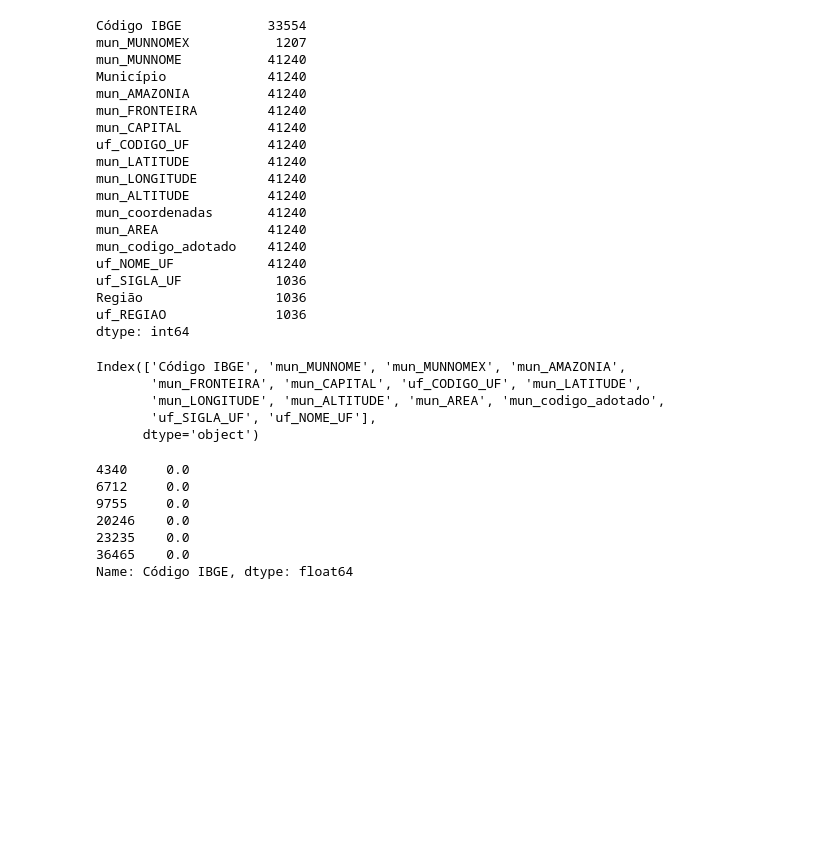
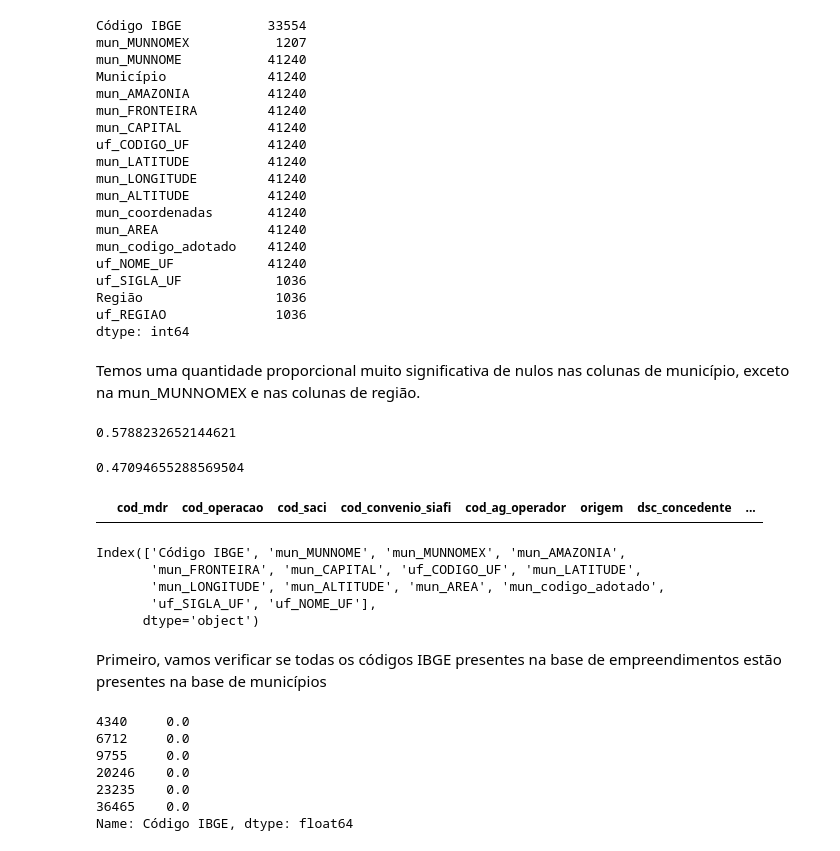
Before and after one commit to anayflima/simu-datathon-2024, a Jupyter notebook: tratamento_de_dados/tratamento_nulos.ipynb, the cells around one changed output. Drawn from its saved outputs; the diff is of its cells as text; code cells hidden in the pictures; blank space fills up the shorter version.

```diff
--- a/tratamento_de_dados/tratamento_nulos.ipynb
+++ b/tratamento_de_dados/tratamento_nulos.ipynb
@@ -41,11 +48,19 @@ uf_SIGLA_UF            1036
 Região                 1036
 uf_REGIAO              1036
 dtype: int64
-# %%
-from unidecode import unidecode
-
-# Tratar a coluna 'mun_MUNNOMEX', antes de começar a usar ela para o merge
-
-df_empreend['mun_MUNNOMEX'] = df_empreend['mun_MUNNOMEX'].apply(lambda x: unidecode(x).upper().replace("'", "").replace("-", " ").strip() if pd.notnull(x) else x)
-
-df_municipios['mun_MUNNOMEX'] = df_municipios['mun_MUNNOMEX'].apply(lambda x: unidecode(x).upper().replace("'", "").replace("-", " ").strip() if pd.notnull(x) else x)
+# %% [markdown]
+Temos uma quantidade proporcional muito significativa de nulos nas colunas de município, exceto na mun_MUNNOMEX e nas colunas de região.
+# %%
+df_empreend['mun_MUNNOME'].isna().sum()/len(df_empreend)
+# %% [output]
+0.5788232652144621
+# %%
+df_empreend['Código IBGE'].isna().sum()/len(df_empreend)
+# %% [output]
+0.47094655288569504
+# %%
+#  Verificamos que não há linhas que contém o Código IBGE mas não contém a sigla da Unidade Federativa
+nao_nulos_X = df_empreend[df_empreend['Código IBGE'].notnull()]
+nao_nulos_X[df_empreend['uf_SIGLA_UF'].isnull()]
+# %% [output]
+|  | cod_mdr | cod_operacao | cod_saci | cod_convenio_siafi | cod_ag_operador | origem | dsc_concedente | ... |
@@ -57,4 +95,6 @@ Index(['Código IBGE', 'mun_MUNNOME', 'mun_MUNNOMEX', 'mun_AMAZONIA',
        'mun_LONGITUDE', 'mun_ALTITUDE', 'mun_AREA', 'mun_codigo_adotado',
        'uf_SIGLA_UF', 'uf_NOME_UF'],
       dtype='object')
+# %% [markdown]
+Primeiro, vamos verificar se todas os códigos IBGE presentes na base de empreendimentos estão presentes na base de municípios
 # %%
```
Also changed, not shown: parts of 61 cells of this notebook, 2 other files.
